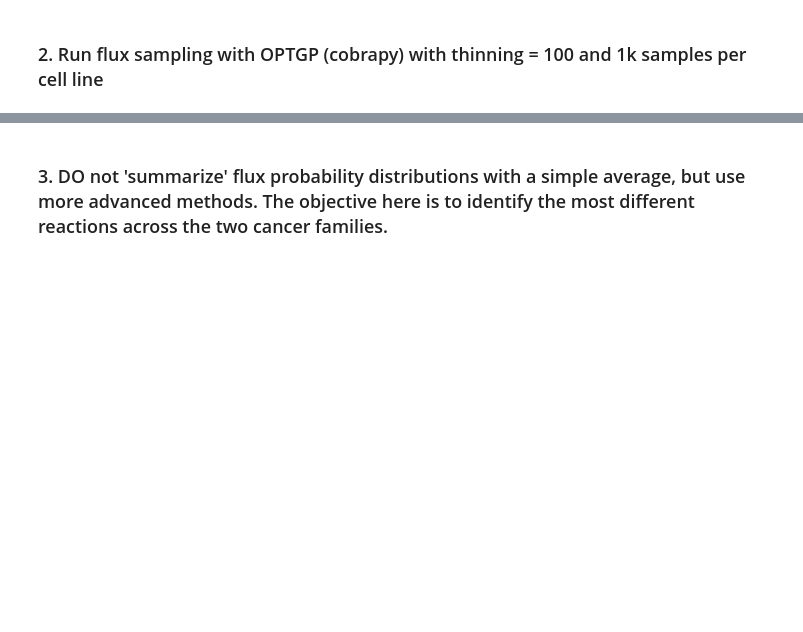
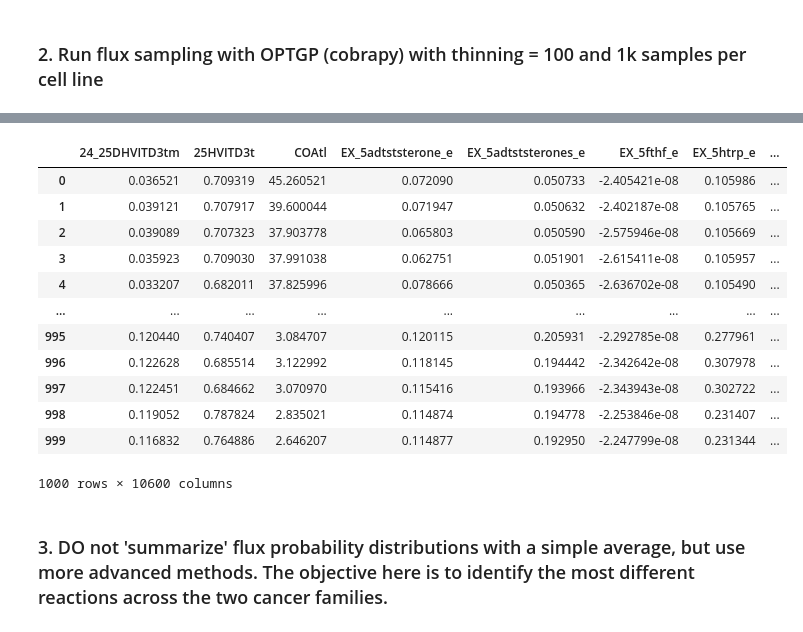
Before and after one commit to MishkaNastia/Ovarian-Cancer, a Jupyter notebook: flux_composition.ipynb, the cells around one changed output, grey strips where cells are left out. Cells and saved outputs as stored; diff of their text form; code cells hidden in the pictures; blank space fills up the shorter version.

```diff
--- a/flux_composition.ipynb
+++ b/flux_composition.ipynb
@@ -47,0 +39,26 @@ model.solver = 'gurobi' #you can use cplex or glpk as you whish, but gurobi and
+# %%
+cell_lines = {
+    "LG_59M": pd.read_csv("data/fva_rnaseq_ACH-000520_LG.csv", index_col=0),
+    "LG_HEYA8":  pd.read_csv("data/fva_rnaseq_ACH-000542_LG.csv", index_col=0),
+    "LG_OV56": pd.read_csv("data/fva_rnaseq_ACH-000091_LG.csv", index_col=0),
+    "HG_CAOV3": pd.read_csv("data/fva_rnaseq_ACH-000713_HG.csv", index_col=0),
+    "HG_COV318": pd.read_csv("data/fva_rnaseq_ACH-000256_HG.csv", index_col=0),
+    "HG_OAW28": pd.read_csv("data/fva_rnaseq_ACH-000116_HG.csv", index_col=0)
+}
+# %%
+models = {}
+
+for name in cell_lines.keys():
+    model = load_json_model('./data/Recon3D.json')
+    model.solver = 'gurobi'
+    print("hi")
+    df = cell_lines[name]
+    oopsie_df= df.loc[df['minimum'] > df['maximum']]
+    for index, row in oopsie_df.iterrows():
+        df.loc[index, "minimum"]= 0
+        df.loc[index, "maximum"]= 0
+    for index, row in df.iterrows():
+        model.reactions.get_by_id(index).bounds = (row['minimum'], row['maximum'])
+    models[name] = model
+    sol= model.optimize()
+    print(name, ": ", sol.objective_value)
@@ -58,3 +88,6 @@ model.solver = 'gurobi' #you can use cplex or glpk as you whish, but gurobi and
 - Lipid metabolism
 # %% [markdown]
 ### 1. Impose biomass UB and LB=UP x 0.9
+# %%
+for id,model in models.items():
+    print(id, model.objective.expression)
@@ -81,3 +160,19 @@ AttributeError: 'Model' object has no attribute 'items'
+# %%
+all_samples["LG_59M"]
+# %% [output]
+|  | 24_25DHVITD3tm | 25HVITD3t | COAtl | EX_5adtststerone_e | EX_5adtststerones_e | EX_5fthf_e | EX_5htrp_e | ... |
+| 0 | 0.036521 | 0.709319 | 45.260521 | 0.072090 | 0.050733 | -2.405421e-08 | 0.105986 | ... |
+| 1 | 0.039121 | 0.707917 | 39.600044 | 0.071947 | 0.050632 | -2.402187e-08 | 0.105765 | ... |
+| 2 | 0.039089 | 0.707323 | 37.903778 | 0.065803 | 0.050590 | -2.575946e-08 | 0.105669 | ... |
+| 3 | 0.035923 | 0.709030 | 37.991038 | 0.062751 | 0.051901 | -2.615411e-08 | 0.105957 | ... |
+| 4 | 0.033207 | 0.682011 | 37.825996 | 0.078666 | 0.050365 | -2.636702e-08 | 0.105490 | ... |
+| ... | ... | ... | ... | ... | ... | ... | ... | ... |
+| 995 | 0.120440 | 0.740407 | 3.084707 | 0.120115 | 0.205931 | -2.292785e-08 | 0.277961 | ... |
+| 996 | 0.122628 | 0.685514 | 3.122992 | 0.118145 | 0.194442 | -2.342642e-08 | 0.307978 | ... |
+| 997 | 0.122451 | 0.684662 | 3.070970 | 0.115416 | 0.193966 | -2.343943e-08 | 0.302722 | ... |
+| 998 | 0.119052 | 0.787824 | 2.835021 | 0.114874 | 0.194778 | -2.253846e-08 | 0.231407 | ... |
+| 999 | 0.116832 | 0.764886 | 2.646207 | 0.114877 | 0.192950 | -2.247799e-08 | 0.231344 | ... |
+1000 rows × 10600 columns
 # %% [markdown]
 ### 3. DO not 'summarize' flux probability distributions with a simple average, but use more advanced methods. The objective here is to identify the most different reactions across the two cancer families.
 # %%
```
Also changed, not shown: parts of 8 cells of this notebook, 1 other file.
